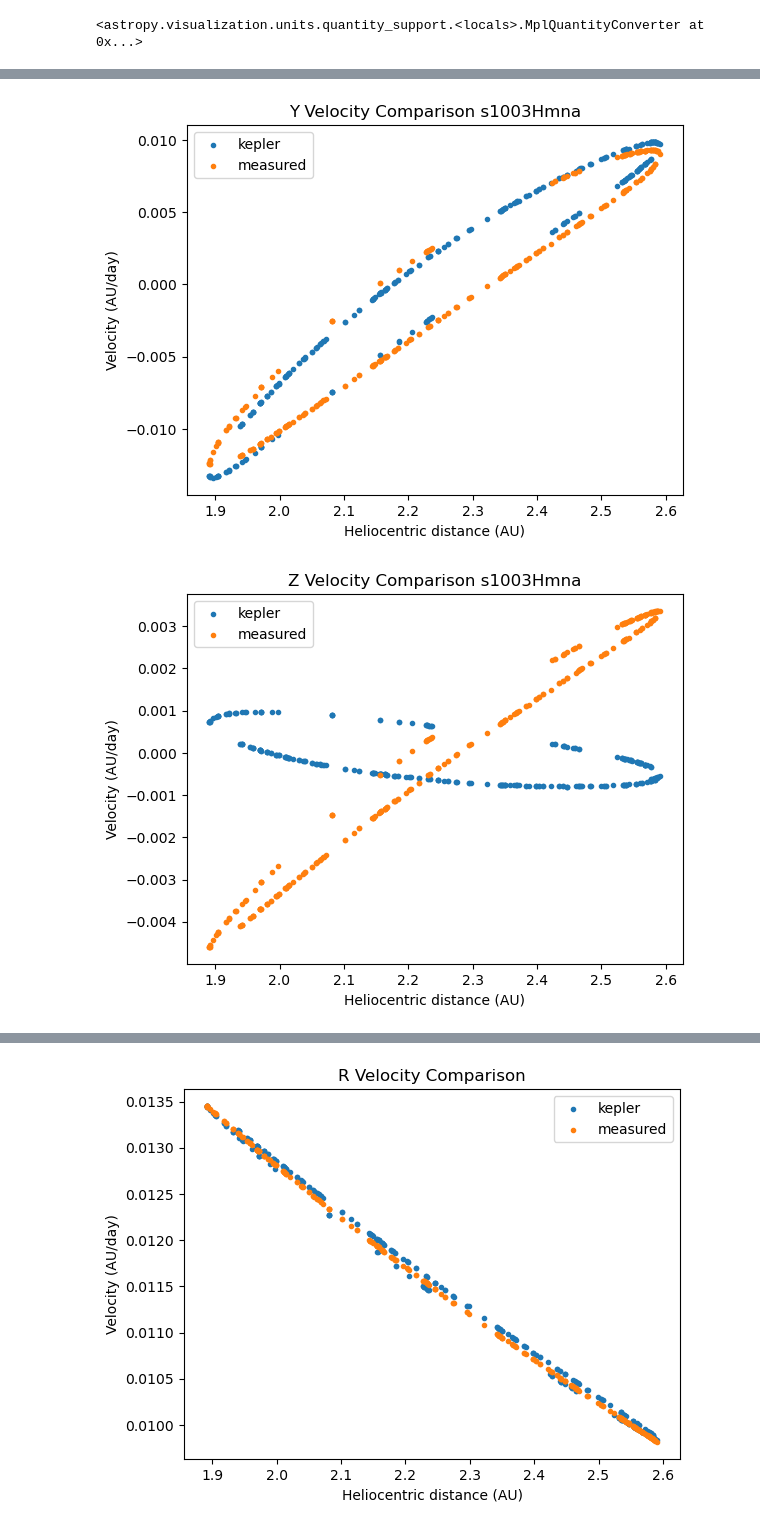
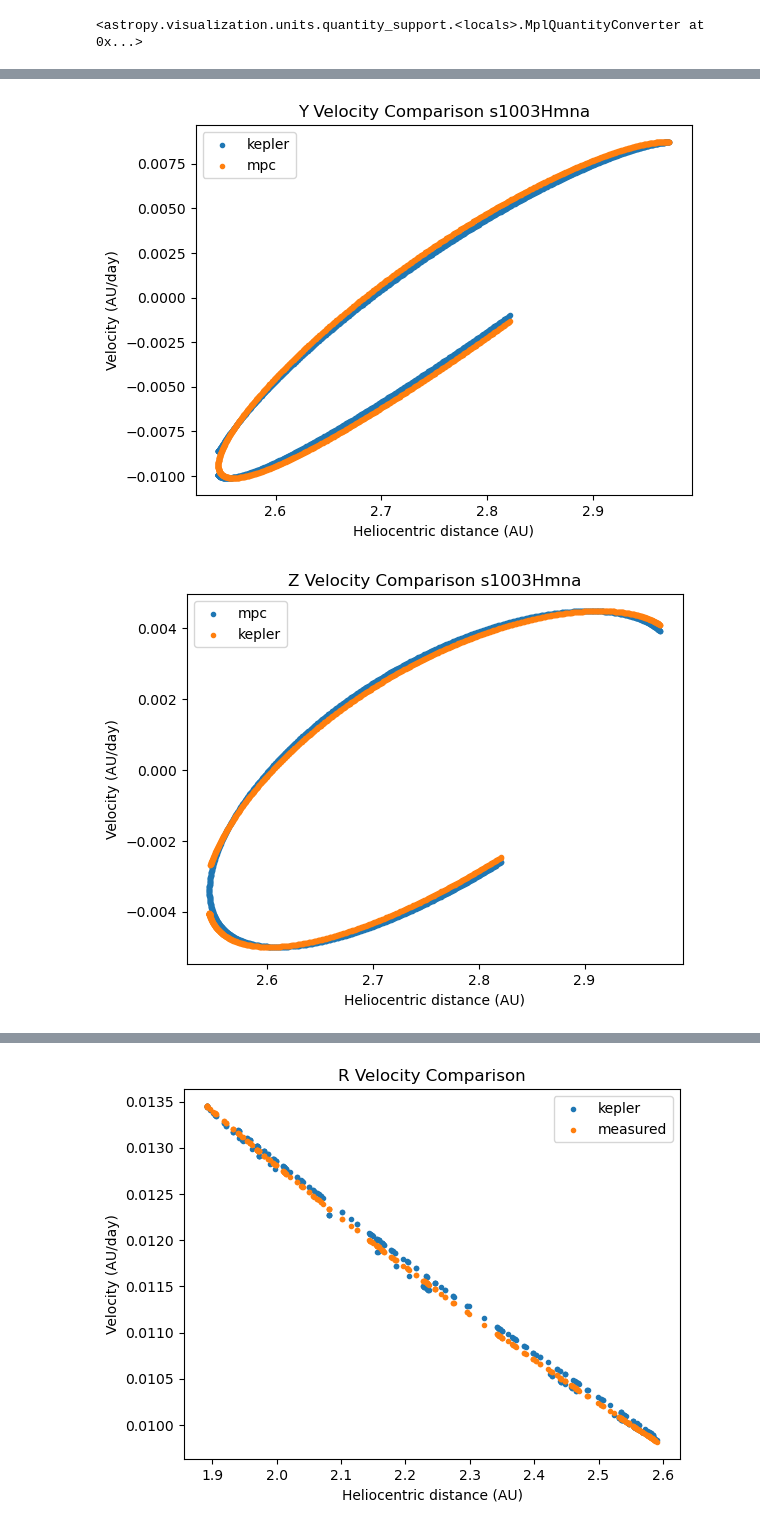
Before and after one commit to ewhite42/lsst_seti, a Jupyter notebook: sycorax_search/verify_velocity.ipynb, the cells around one changed output, grey strips where cells are left out. Cells and saved outputs as stored; diff of their text form; code cells hidden in the pictures.

```diff
--- a/sycorax_search/verify_velocity.ipynb
+++ b/sycorax_search/verify_velocity.ipynb
@@ -9,6 +9,9 @@ quantity_support()
 <astropy.visualization.units.quantity_support.<locals>.MplQuantityConverter at 0x...>
 # %%
 ## load in the data, created using prep_csv.py
-infile_name = '/home/ellie/research/lsst/s1003Hmna_data_vel_poli.csv'
-#infile_name = '/home/ellie/research/lsst/S100a6n8a_data_vel.csv'
+#infile_name = '/home/ellie/research/lsst/s1003Hmna_data_vel_poli.csv'
+infile_name = '/home/ellie/research/lsst/mpcorb_ceres_vel_22aug.csv' #S100a6n8a_data_vel.csv'
+#infile_name_poli = '/home/ellie/research/lsst/S100a6n8a_data_vel_poli.csv'
+
 df = pd.read_csv(infile_name)
+#df_poli = pd.read_csv(infile_name_poli)
@@ -43,8 +33,10 @@ plt.show()
 # %%
 ## plot the velocities overlaid on each other
 
-plt.scatter(df['r'], df['y_dotk'], marker='.', label='kepler') #df['y_dotk'], marker='.', label='kepler')
-plt.scatter(df['r'], df['heliocentricVY'], marker='.', label='measured')
+plt.scatter(df['heliocentricDist'], df['y_dotk'], marker='.', label='kepler') #df['y_dotk'], marker='.', label='kepler')
+plt.scatter(df['heliocentricDist'], df["Y'"], marker='.', label='mpc')
+#plt.scatter(df['r'], df['heliocentricVY'], marker='.', label='measured')
+#plt.scatter(df_poli['r'], df_poli['y_dotk'], marker='.', label='poli')
 plt.title('Y Velocity Comparison s1003Hmna')
 plt.legend()
 
@@ -53,18 +45,20 @@ plt.ylabel('Velocity (AU/day)')
 plt.savefig('/home/ellie/research/lsst/yvelocity_s1003Hmna.png')
 plt.show()
 # %% [output]
-[figure, old version]
+[figure, new version]
 # %%
 ## plot the velocities overlaid on each other
 
-plt.scatter(df['r'], df['z_dotk'], marker='.', label='kepler')
-plt.scatter(df['r'], df['heliocentricVZ'], marker='.', label='measured')
+plt.scatter(df['heliocentricDist'], df["Z'"], marker='.', label='mpc')
+plt.scatter(df['heliocentricDist'], df['z_dotk'], marker='.', label='kepler')
+#plt.scatter(df['r'], df['heliocentricVZ'], marker='.', label='measured')
+#plt.scatter(df_poli['r'], df_poli['z_dotk'], marker='.', label='poli')
 plt.title('Z Velocity Comparison s1003Hmna')
 plt.legend()
 
 plt.xlabel('Heliocentric distance (AU)')
 plt.ylabel('Velocity (AU/day)')
 plt.savefig('/home/ellie/research/lsst/zvelocity_s1003Hmna.png')
 plt.show()
 # %% [output]
-[figure, old version]
+[figure, new version]
```
Also changed, not shown: parts of 3 cells of this notebook, 6 other files.
